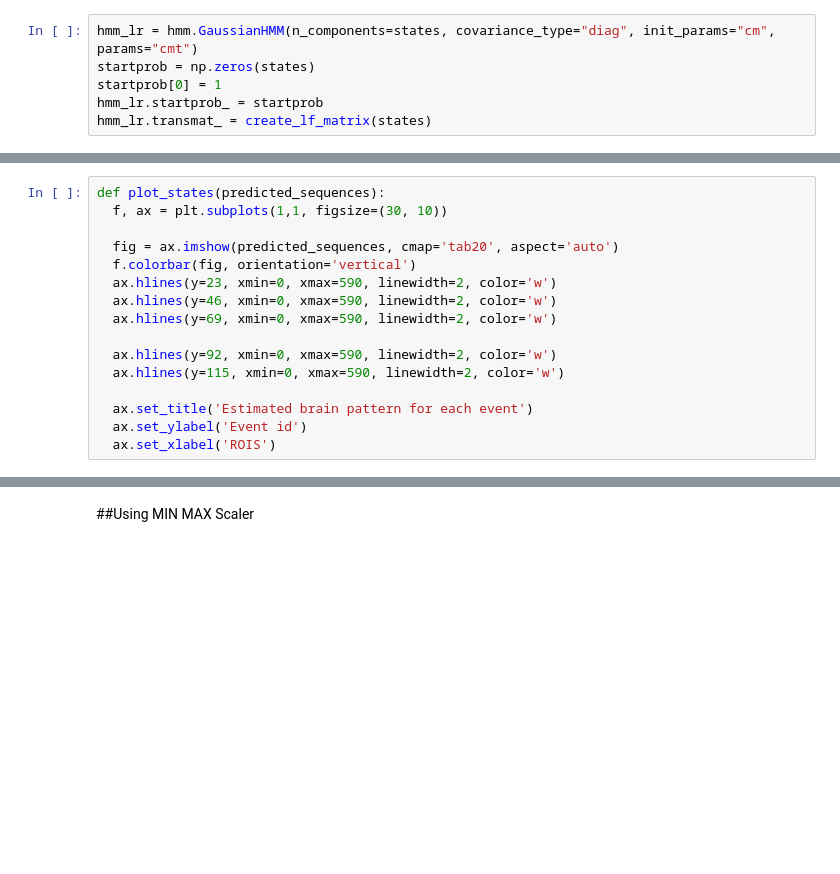
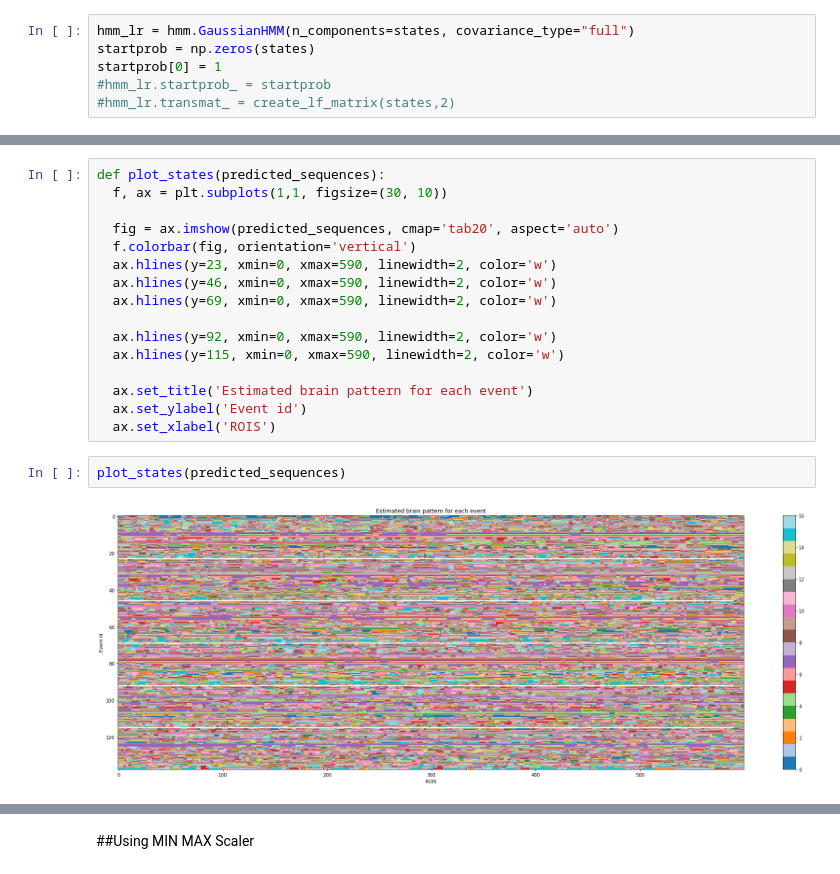
Before and after one commit to catalinabustam/tms_hmm, a Jupyter notebook: hmm.ipynb, the cells around one changed output, grey strips where cells are left out. Drawn from its saved outputs; the diff is of its cells as text; blank space fills up the shorter version.

```diff
--- a/hmm.ipynb
+++ b/hmm.ipynb
@@ -93,9 +96,9 @@ lenghts = [all_c.shape[1] for i in range(all_c.shape[0])]
 # %%
-hmm_lr = hmm.GaussianHMM(n_components=states, covariance_type="diag", init_params="cm", params="cmt")
+hmm_lr = hmm.GaussianHMM(n_components=states, covariance_type="full")
 startprob = np.zeros(states)
 startprob[0] = 1
-hmm_lr.startprob_ = startprob
-hmm_lr.transmat_ = create_lf_matrix(states)
+#hmm_lr.startprob_ = startprob
+#hmm_lr.transmat_ = create_lf_matrix(states,2)
 # %%
 hmm_lr.fit(all_data, lenghts)
 # %% [output]
@@ -122,3 +125,7 @@ def plot_states(predicted_sequences):
   ax.set_title('Estimated brain pattern for each event')
   ax.set_ylabel('Event id')
   ax.set_xlabel('ROIS')
+# %%
+plot_states(predicted_sequences)
+# %% [output]
+[figure, added]
```
Also changed, not shown: parts of 16 cells of this notebook.
